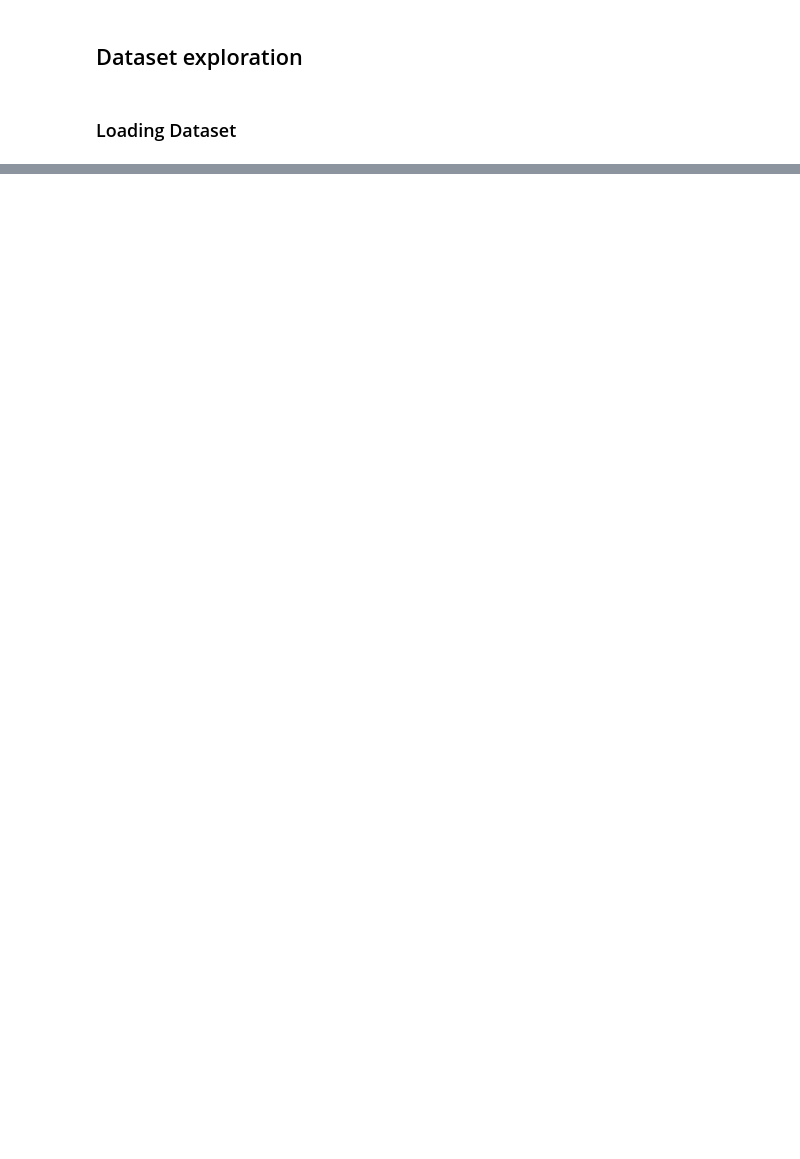
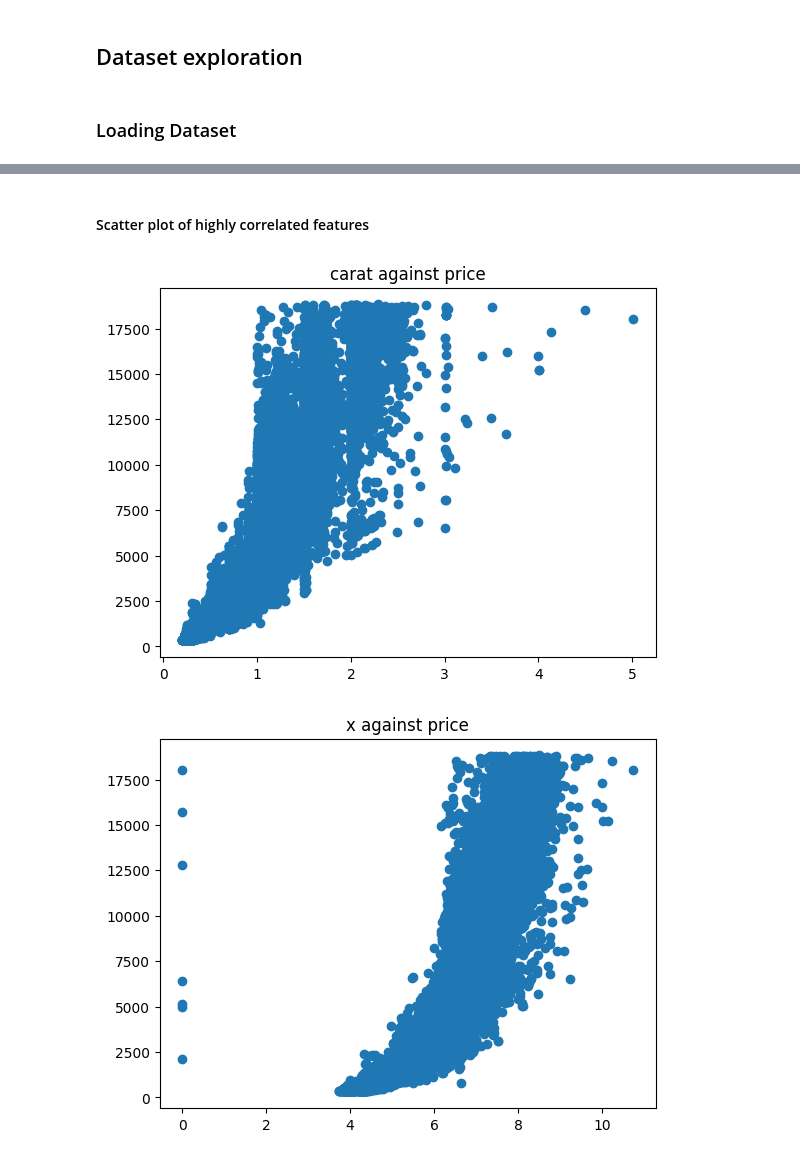
Before and after one commit to shreyashonnalli/ST451, a Jupyter notebook: regression.ipynb, the cells around one changed output, grey strips where cells are left out. Drawn from its saved outputs; the diff is of its cells as text; code cells hidden in the pictures; blank space fills up the shorter version.

```diff
--- a/regression.ipynb
+++ b/regression.ipynb
@@ -38,0 +81,10 @@ df = pd.read_csv('students_dataset.csv')
+# %% [markdown]
+#### Scatter plot of highly correlated features
+# %%
+pltr.plot('carat', 'price', 'scatter')
+pltr.plot('x', 'price', 'scatter')
+pltr.plot('y', 'price', 'scatter')
+pltr.plot('z', 'price', 'scatter')
+# %% [output]
+[figure, added]
+[figure, added]
```
Also changed, not shown: parts of 67 cells of this notebook, 2 other files.
